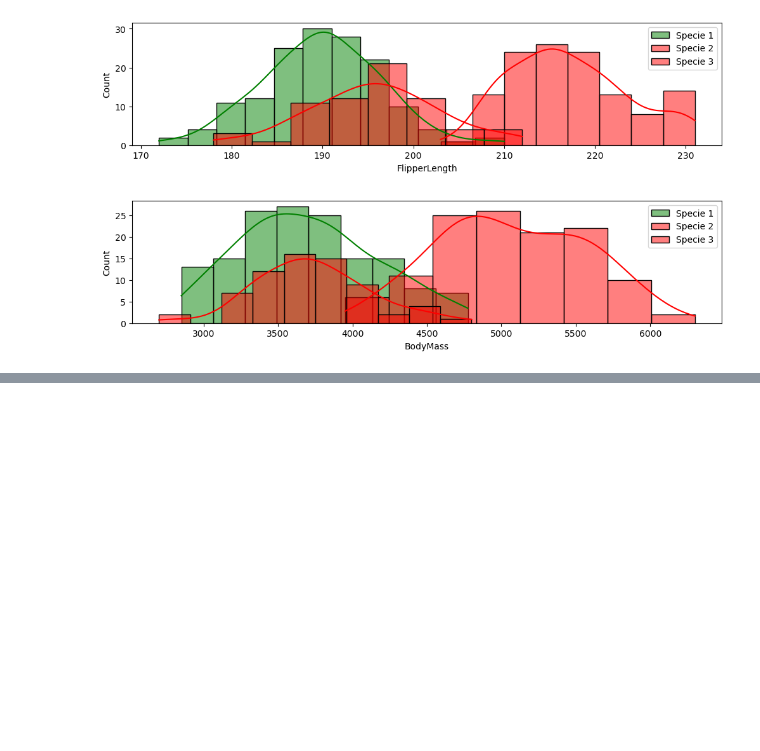
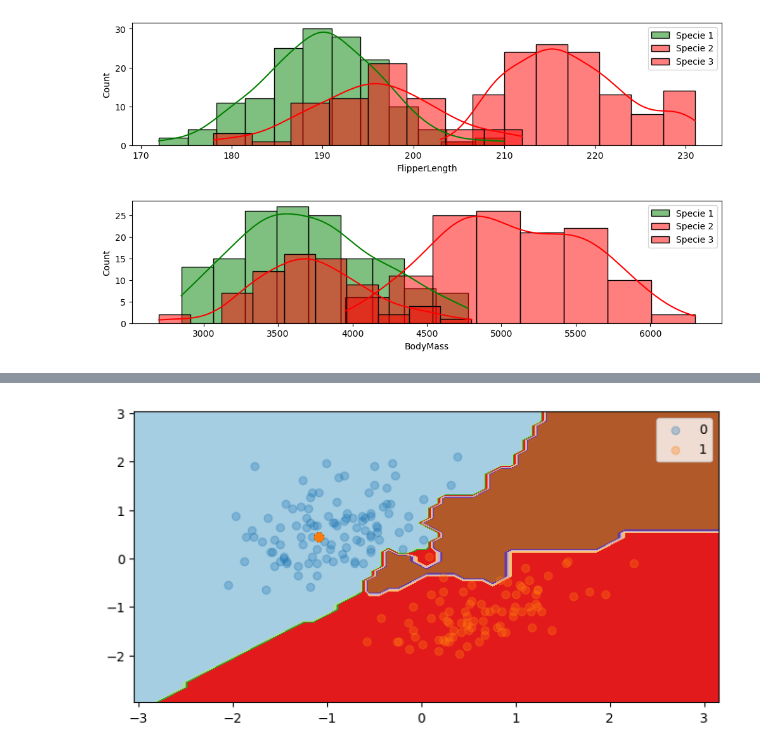
Before and after one commit to khsmiesz/GIT, a Jupyter notebook: zadanie 145.ipynb, the cells around one changed output, grey strips where cells are left out. Cells and saved outputs as stored; diff of their text form; code cells hidden in the pictures; blank space fills up the shorter version.

```diff
--- a/zadanie 145.ipynb
+++ b/zadanie 145.ipynb
@@ -89,0 +200,8 @@ for col in features:
+# %%
+from sklearn.neighbors import KNeighborsClassifier
+
+model_knn = KNeighborsClassifier(n_neighbors= int(X_train_standardized.shape[0]*0.005))
+model_knn.fit(X_train_standardized, y_train)
+plot_classification_surface(X_plot=X_train_standardized, y_plot=y_train, trained_model=model_knn)
+# %% [output]
+[figure, added]
```
Also changed, not shown: parts of 7 cells of this notebook, 2 other files.
